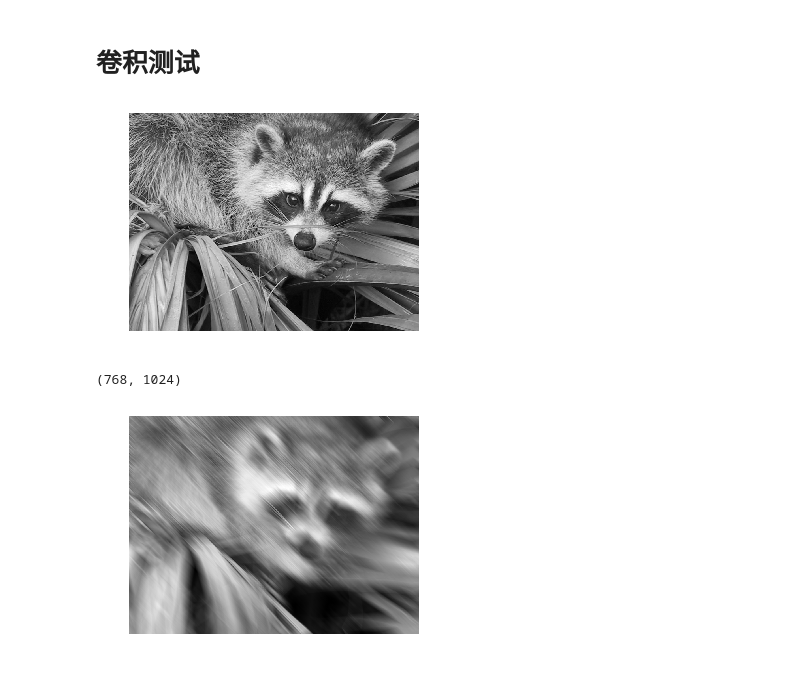
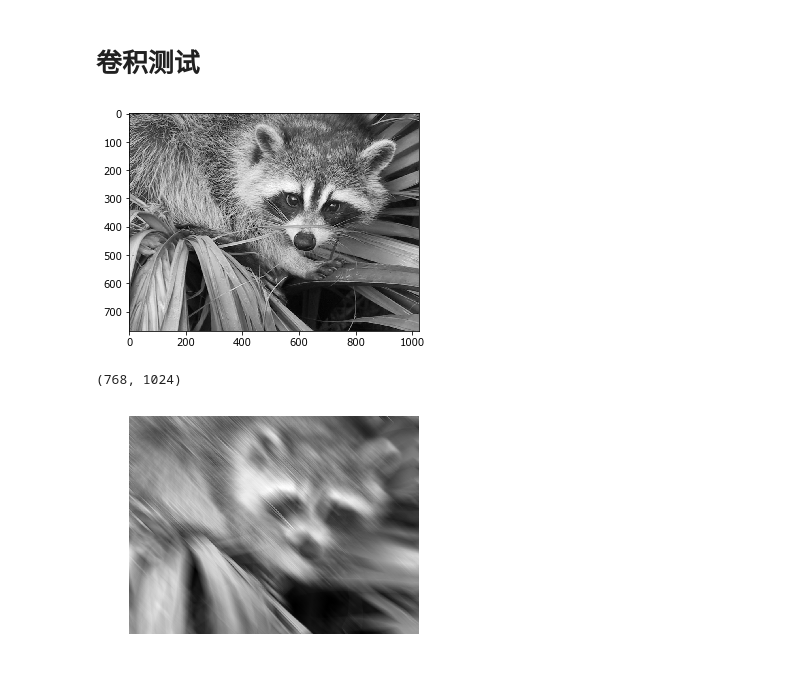
Before and after one commit to yexxyy/jupyter_notebook, a Jupyter notebook: 机器学习/卷积神经网络.ipynb, the cells around one changed output. Drawn from its saved outputs; the diff is of its cells as text; code cells hidden in the pictures.

```diff
--- a/机器学习/卷积神经网络.ipynb
+++ b/机器学习/卷积神经网络.ipynb
@@ -70,18 +70,18 @@ plt.show()
 # %%
 def show(img):
     fig,ax=plt.subplots()
     imgplot=plt.imshow(img)
-    ax.set_axis_off()
+#     ax.set_axis_off()
     plt.gray()
     plt.show()
 
 
 from scipy import signal,misc
 img=misc.face(gray=True)
 show(img)
 img.shape
 # %% [output]
-[figure, old version]
+[figure, new version]
 (768, 1024)
 # %%
 #https://docs.scipy.org/doc/scipy/reference/generated/scipy.signal.convolve2d.html
```
Also changed, not shown: parts of 3 cells of this notebook, 2 other files.
